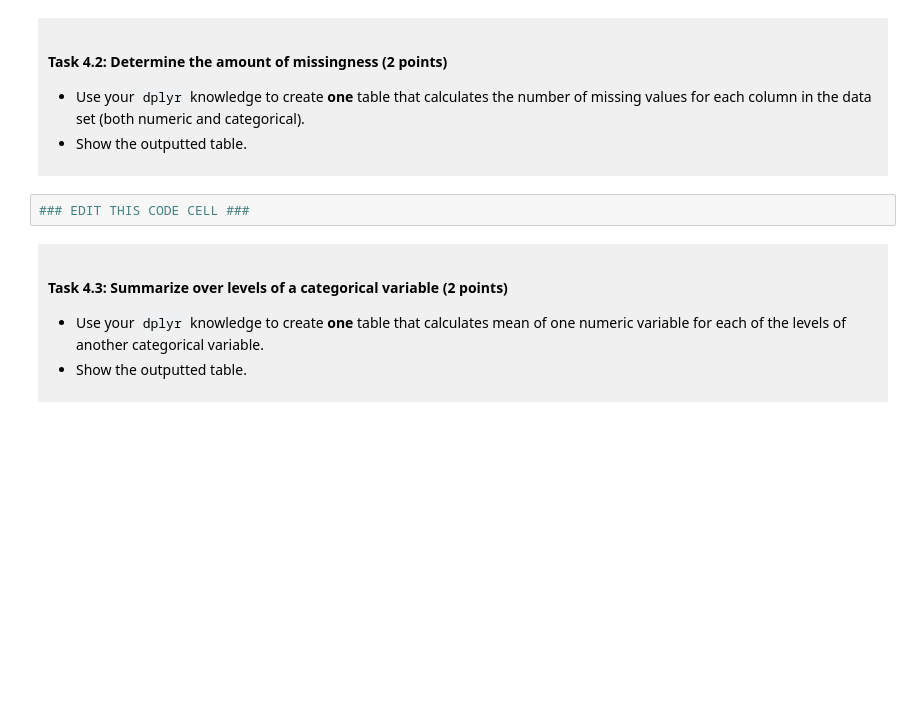
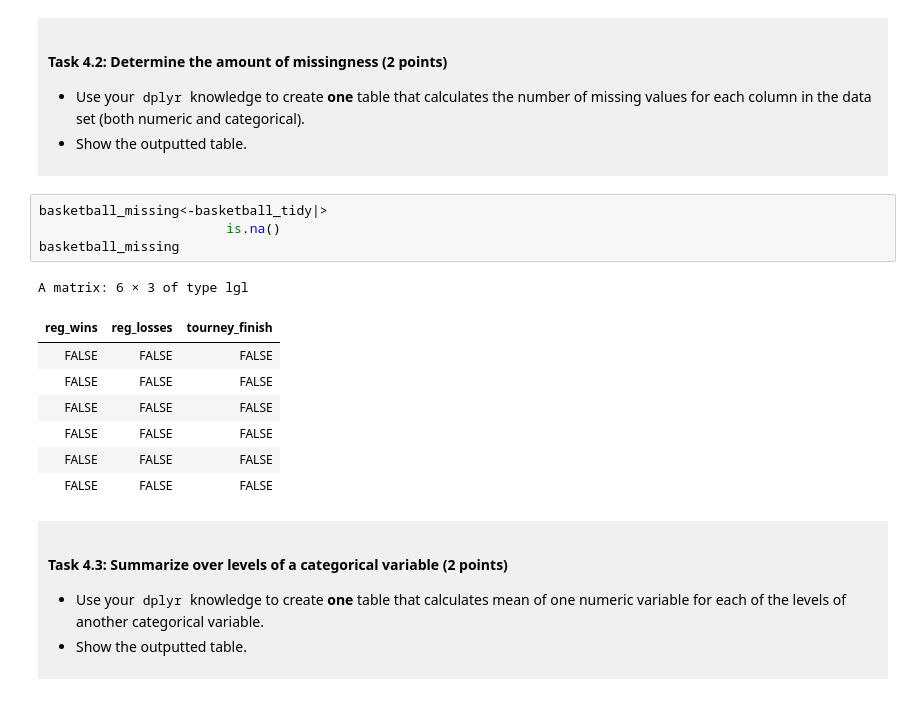
Before and after one commit to melodyl000/DSCI-Project-Melody, a Jupyter notebook: dsci-100-project-notebook.ipynb, the cells around one changed output. Cells and saved outputs as stored; diff of their text form; blank space fills up the shorter version.

```diff
--- a/dsci-100-project-notebook.ipynb
+++ b/dsci-100-project-notebook.ipynb
@@ -282,7 +282,18 @@ A tibble: 1 × 6
 - Show the outputted table.
 </div>
 # %%
-### EDIT THIS CODE CELL ###
+basketball_missing<-basketball_tidy|>
+                        is.na()
+basketball_missing
+# %% [output]
+A matrix: 6 × 3 of type lgl
+| reg_wins | reg_losses | tourney_finish |
+| FALSE | FALSE | FALSE |
+| FALSE | FALSE | FALSE |
+| FALSE | FALSE | FALSE |
+| FALSE | FALSE | FALSE |
+| FALSE | FALSE | FALSE |
+| FALSE | FALSE | FALSE |
 # %% [markdown]
 <div style="background-color: #f0f0f0; padding: 10px;">
 
```
